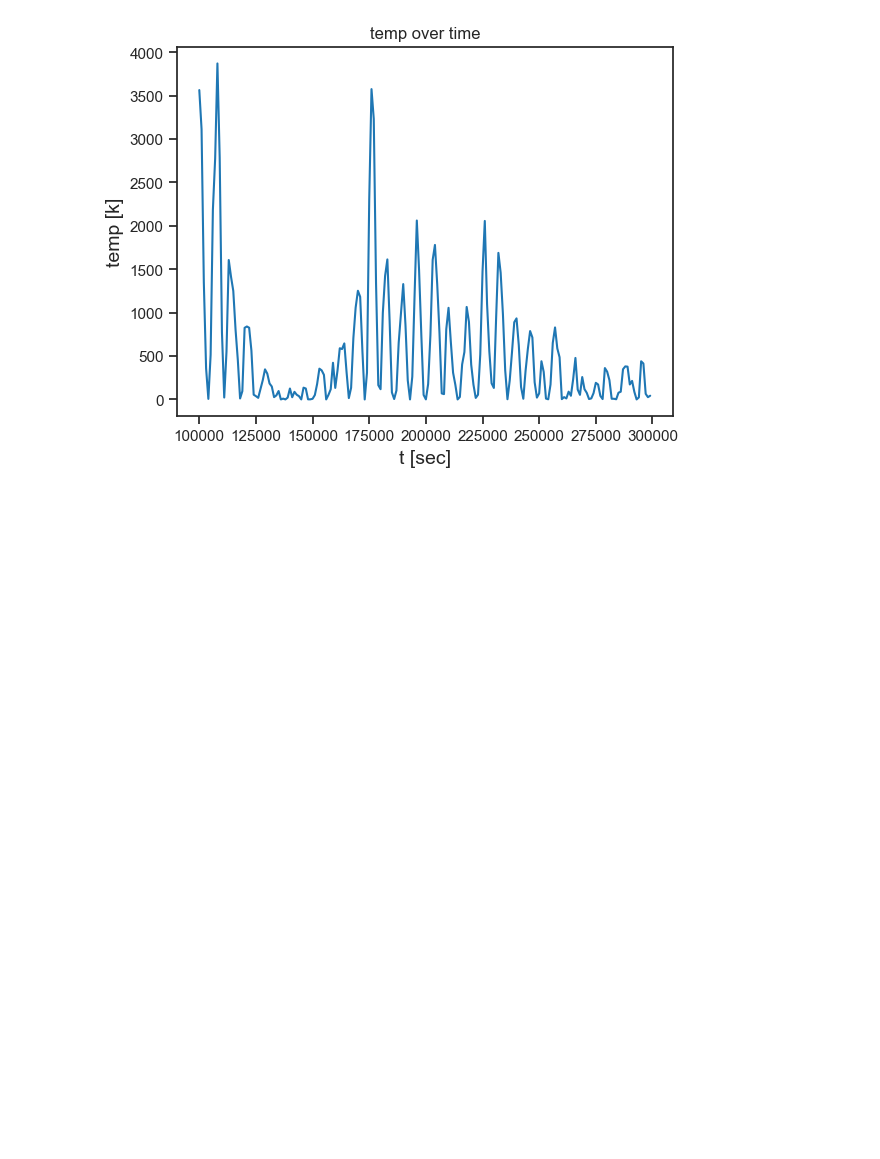
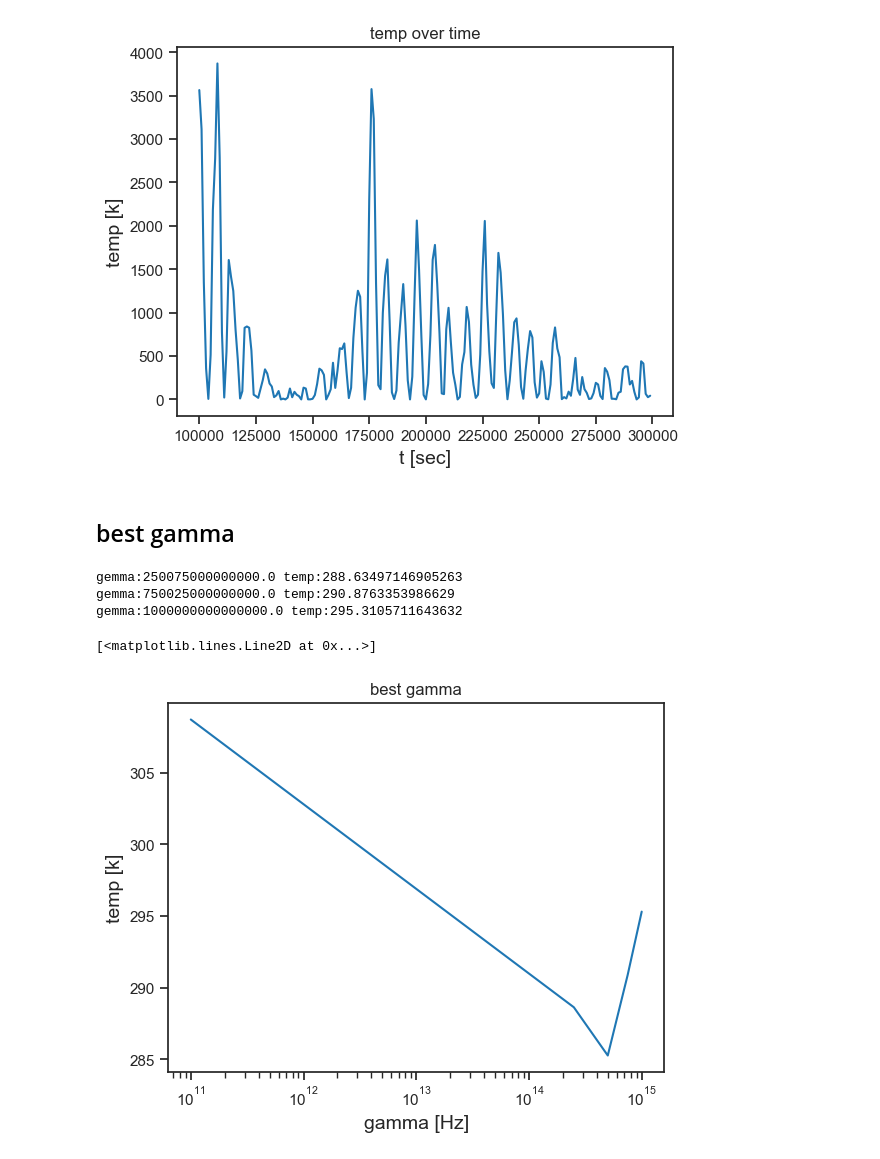
Before and after one commit to SagiMeir/Simulations4Beginners, a Jupyter notebook: getting_started.ipynb, the cells around one changed output. Drawn from its saved outputs; the diff is of its cells as text; code cells hidden in the pictures; blank space fills up the shorter version.

Commit message:
add hist for best gamma

```diff
--- a/getting_started.ipynb
+++ b/getting_started.ipynb
@@ -344,3 +344,33 @@ plt.plot(df['step'].values, df['temp'].values)
 539.6055373275001
 [<matplotlib.lines.Line2D at 0x...>]
 [figure]
+# %% [markdown]
+## best gamma
+# %%
+import numpy as np
+import pandas as pd
+import matplotlib.pyplot as plt
+# and for nice looking plots:
+import seaborn as sns
+sns.set_theme(style="ticks",rc={'axes.labelsize':14},palette='tab10')
+
+
+mean_temp_lst = []
+for i, gamma in enumerate(np.linspace(1E11, 1E15, 5)):
+    df = pd.read_csv("simForGamma" + str(i) + ".log", sep='\s+')
+    temp = df['temp'].mean()
+    if(288 < temp and temp < 308):
+        print("gemma:" + str(gamma) +" temp:" + str(temp))
+    mean_temp_lst.append(temp)
+
+plt.title("best gamma")
+plt.xlabel('gamma [Hz]')
+plt.ylabel("temp [k]")
+plt.xscale('log')
+plt.plot(np.linspace(1E11, 1E15, 5), mean_temp_lst)
+# %% [output]
+gemma:250075000000000.0 temp:288.63497146905263
+gemma:750025000000000.0 temp:290.8763353986629
+gemma:1000000000000000.0 temp:295.3105711643632
+[<matplotlib.lines.Line2D at 0x...>]
+[figure, added]
```
Also changed, not shown: parts of 3 cells of this notebook, 2 other files.
